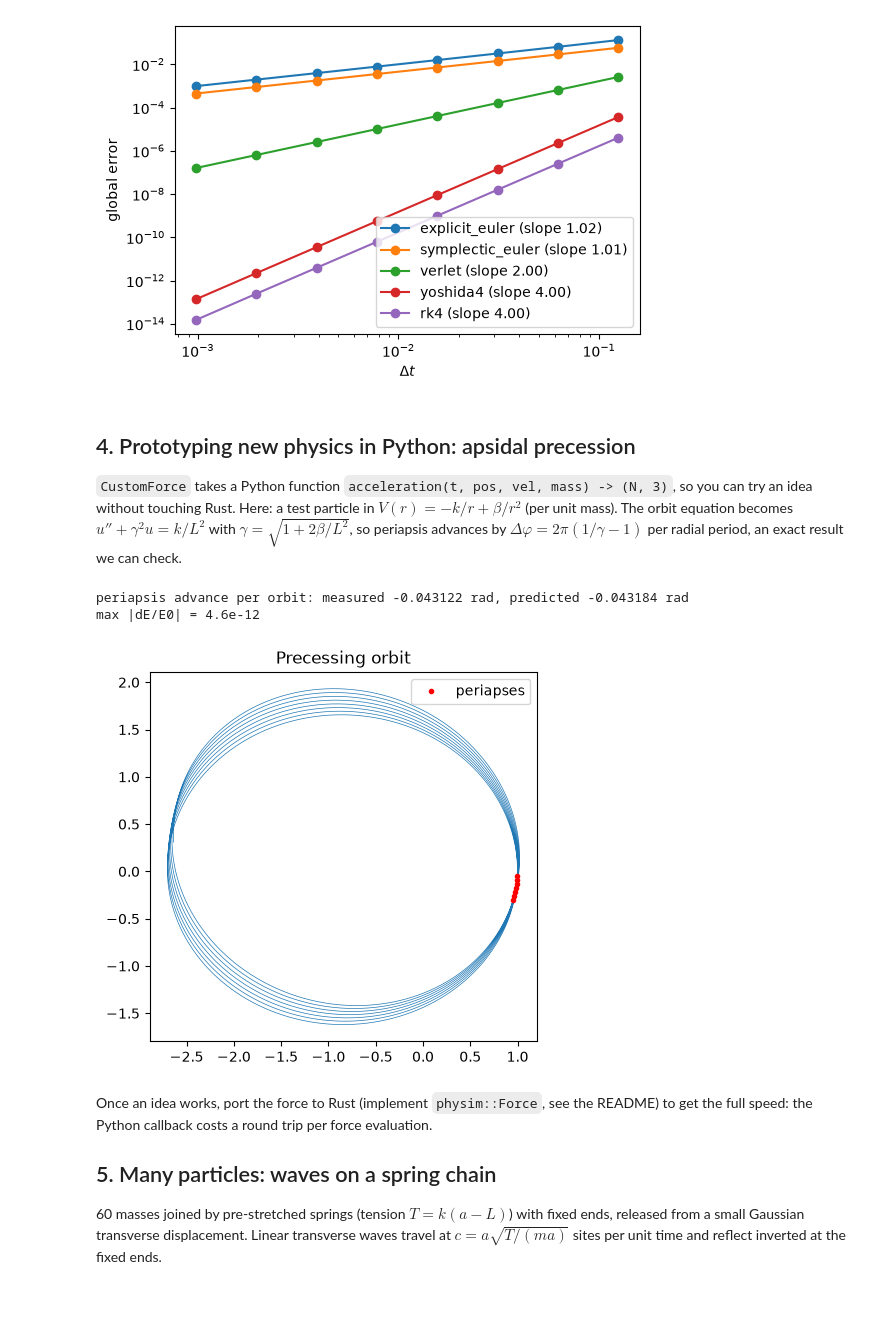
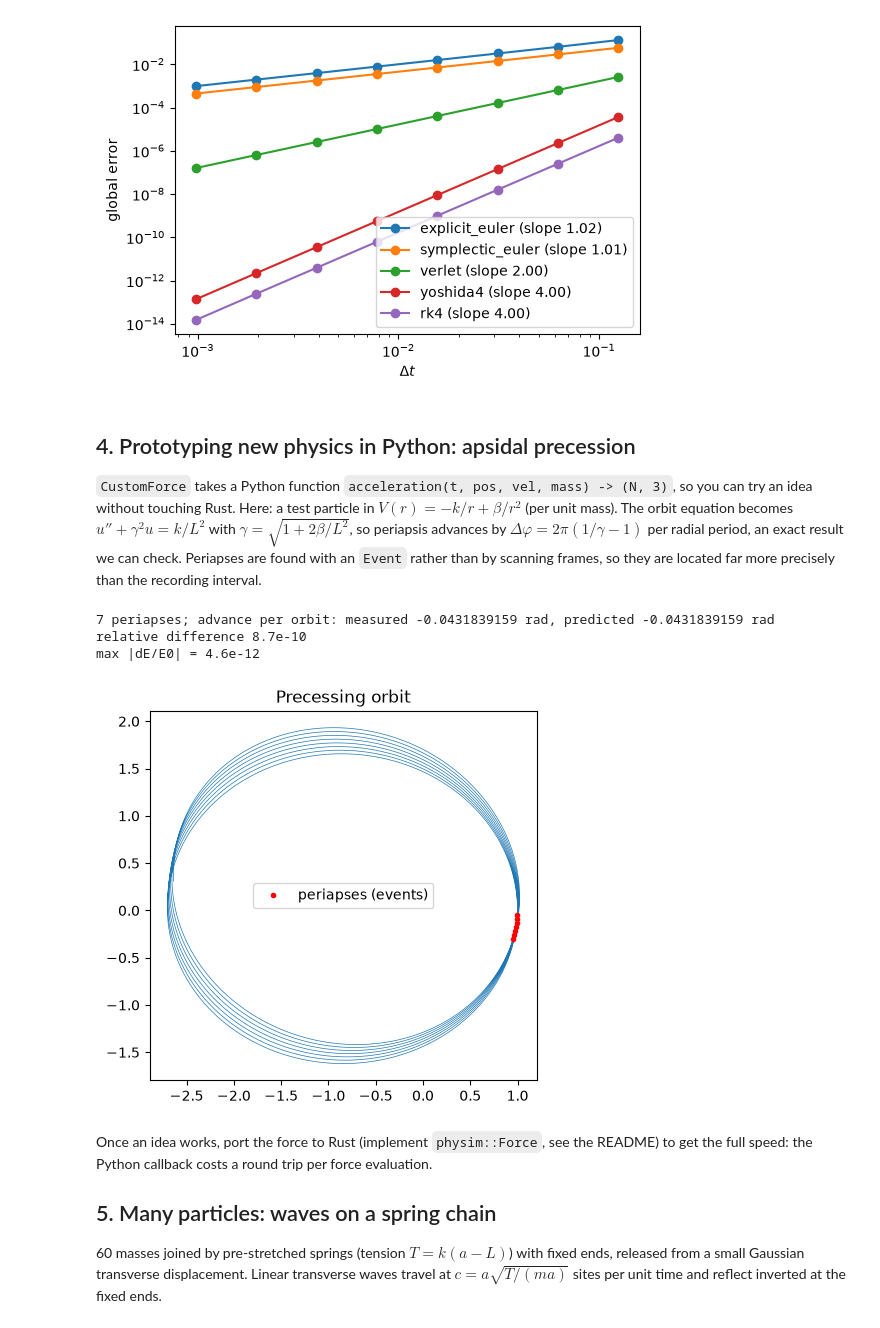
Before and after one commit to Ren-shi/notebook_automation, a Jupyter notebook: notebooks/01_getting_started.ipynb, the cells around one changed output. Saved outputs shown, nothing was run; the diff lists cells and outputs as text; code cells hidden in the pictures; blank space fills up the shorter version.

```diff
--- a/notebooks/01_getting_started.ipynb
+++ b/notebooks/01_getting_started.ipynb
@@ -71,39 +71,44 @@ ax.set_xlabel(r"$\Delta t$"); ax.set_ylabel("global error"); ax.legend();
 idea without touching Rust. Here: a test particle in $V(r) = -k/r + \beta/r^2$ (per unit mass).
 The orbit equation becomes $u'' + \gamma^2 u = k/L^2$ with $\gamma = \sqrt{1 + 2\beta/L^2}$, so
 periapsis advances by $\Delta\varphi = 2\pi(1/\gamma - 1)$ per radial period, an exact result we can check.
+Periapses are found with an `Event` rather than by scanning frames, so they are located far more precisely than
+the recording interval.
 # %%
 k, beta = 1.0, 0.01
 
 def accel(t, pos, vel, mass):
     r = np.linalg.norm(pos, axis=1, keepdims=True)
     return -k * pos / r**3 + 2 * beta * pos / r**4
 
 def potential(t, pos, mass):
     r = np.linalg.norm(pos, axis=1)
     return float(np.sum(mass * (-k / r + beta / r**2)))
 
 w = ps.World(integrator="yoshida4")
 w.add_particle([1.0, 0, 0], vel=[0, 1.2, 0])
 w.add_force(ps.CustomForce(accel, potential=potential, velocity_dependent=False))
 L = np.cross(w.positions[0], w.velocities[0])[2]
 
-tr = w.run(dt=2e-3, steps=60_000, record_every=1)
-r = np.linalg.norm(tr.pos[:, 0], axis=1)
-peri = np.where((r[1:-1] < r[:-2]) & (r[1:-1] < r[2:]))[0] + 1
-phi = np.unwrap(np.arctan2(tr.pos[peri, 0, 1], tr.pos[peri, 0, 0]))
+# Periapsis: radial velocity r·v crosses zero upwards. The event is located to ~1e-12 of a step.
+periapsis = ps.Event.radial_velocity(0, direction=+1)
+tr = w.run(dt=2e-3, steps=60_000, record_every=5, events=[periapsis])
+peri = tr.event_pos[:, 0]
+phi = np.unwrap(np.arctan2(peri[:, 1], peri[:, 0]))
 measured = np.mean(np.diff(phi))  # unwrap folds the 2*pi orbit away: this is the advance itself
 predicted = 2 * np.pi * (1 / np.sqrt(1 + 2 * beta / L**2) - 1)
-print(f"periapsis advance per orbit: measured {measured:.6f} rad, predicted {predicted:.6f} rad")
+print(f"{len(peri)} periapses; advance per orbit: measured {measured:.10f} rad, predicted {predicted:.10f} rad")
+print(f"relative difference {abs(measured / predicted - 1):.1e}")
 print(f"max |dE/E0| = {np.max(np.abs(ps.relative_energy_error(tr))):.1e}")
 
 fig, ax = plt.subplots(figsize=(5, 5))
 ax.plot(tr.pos[:, 0, 0], tr.pos[:, 0, 1], lw=0.5)
-ax.plot(tr.pos[peri, 0, 0], tr.pos[peri, 0, 1], "r.", label="periapses")
+ax.plot(peri[:, 0], peri[:, 1], "r.", label="periapses (events)")
 ax.set_aspect("equal"); ax.legend(); ax.set_title("Precessing orbit");
 # %% [output]
-periapsis advance per orbit: measured -0.043122 rad, predicted -0.043184 rad
+7 periapses; advance per orbit: measured -0.0431839159 rad, predicted -0.0431839159 rad
+relative difference 8.7e-10
 max |dE/E0| = 4.6e-12
-[figure, old version]
+[figure, new version]
 # %% [markdown]
 Once an idea works, port the force to Rust (implement `physim::Force`, see the README) to get the
 full speed: the Python callback costs a round trip per force evaluation.
```
Also changed, not shown: 12 other files.
